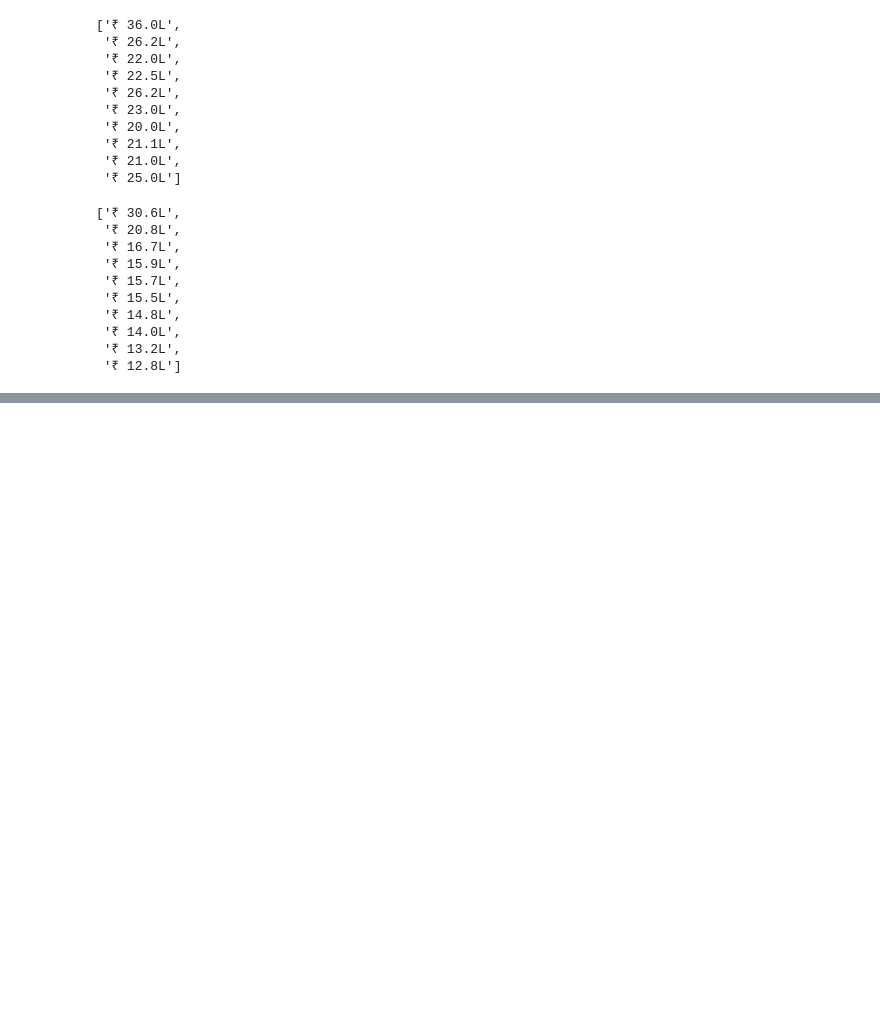
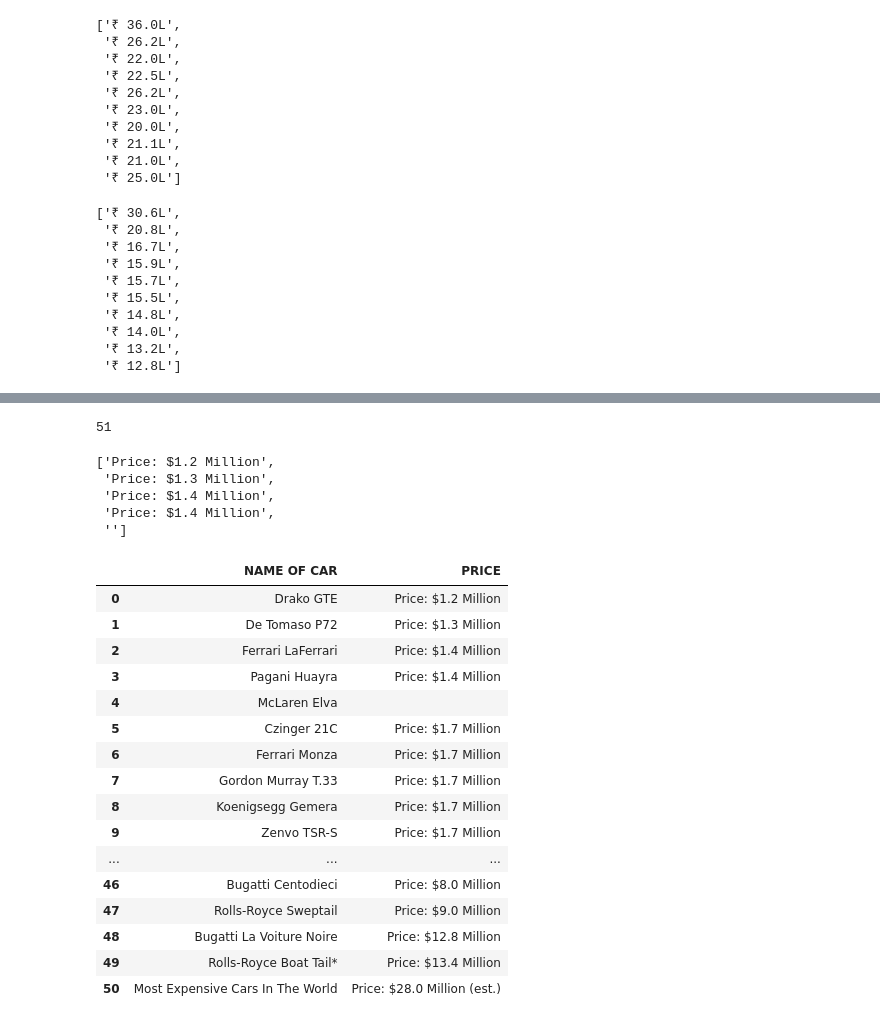
Before and after one commit to Ravi-Bajpai/Internship, a Jupyter notebook: webscrap1/selenium assignment .ipynb, the cells around one changed output, grey strips where cells are left out. Saved outputs shown, nothing was run; the diff lists cells and outputs as text; code cells hidden in the pictures; blank space fills up the shorter version.

```diff
--- a/webscrap1/selenium assignment .ipynb
+++ b/webscrap1/selenium assignment .ipynb
@@ -1253,0 +1514,42 @@ sal[:10]
+# %%
+price_tag=driver.find_elements(By.TAG_NAME,'strong')
+# %%
+price=[]
+for i in price_tag:
+    price.append(i.text)
+len(price)
+# %% [output]
+51
+# %%
+price[:5]
+# %% [output]
+['Price: $1.2 Million',
+ 'Price: $1.3 Million',
+ 'Price: $1.4 Million',
+ 'Price: $1.4 Million',
+ '']
+# %%
+df=pd.DataFrame()
+# %%
+df["NAME OF CAR"]=car
+df["PRICE"]=price
+# %%
+df
+# %% [output]
+|  | NAME OF CAR | PRICE |
+| 0 | Drako GTE | Price: $1.2 Million |
+| 1 | De Tomaso P72 | Price: $1.3 Million |
+| 2 | Ferrari LaFerrari | Price: $1.4 Million |
+| 3 | Pagani Huayra | Price: $1.4 Million |
+| 4 | McLaren Elva |  |
+| 5 | Czinger 21C | Price: $1.7 Million |
+| 6 | Ferrari Monza | Price: $1.7 Million |
+| 7 | Gordon Murray T.33 | Price: $1.7 Million |
+| 8 | Koenigsegg Gemera | Price: $1.7 Million |
+| 9 | Zenvo TSR-S | Price: $1.7 Million |
+| ... | ... | ... |
+| 46 | Bugatti Centodieci | Price: $8.0 Million |
+| 47 | Rolls-Royce Sweptail | Price: $9.0 Million |
+| 48 | Bugatti La Voiture Noire | Price: $12.8 Million |
+| 49 | Rolls-Royce Boat Tail* | Price: $13.4 Million |
+| 50 | Most Expensive Cars In The World | Price: $28.0 Million (est.) |
```
Also changed, not shown: parts of 51 cells of this notebook.
